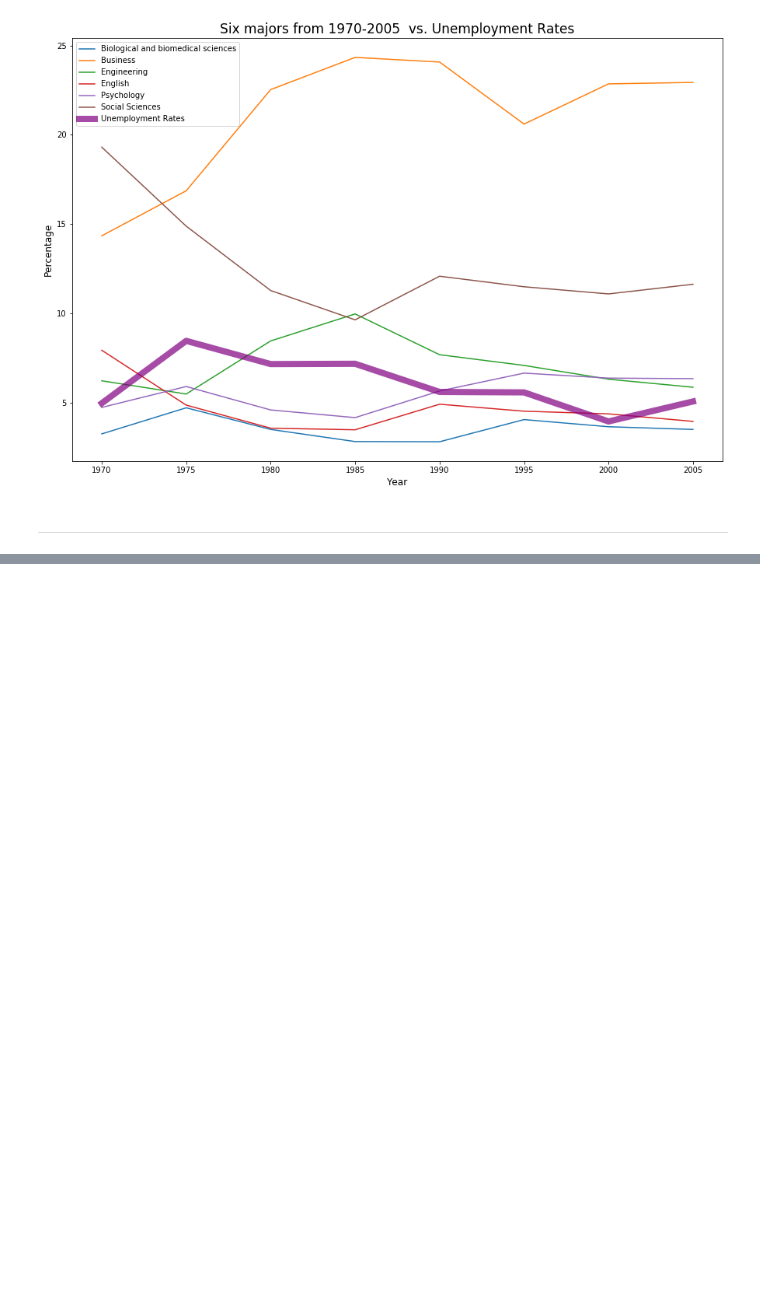
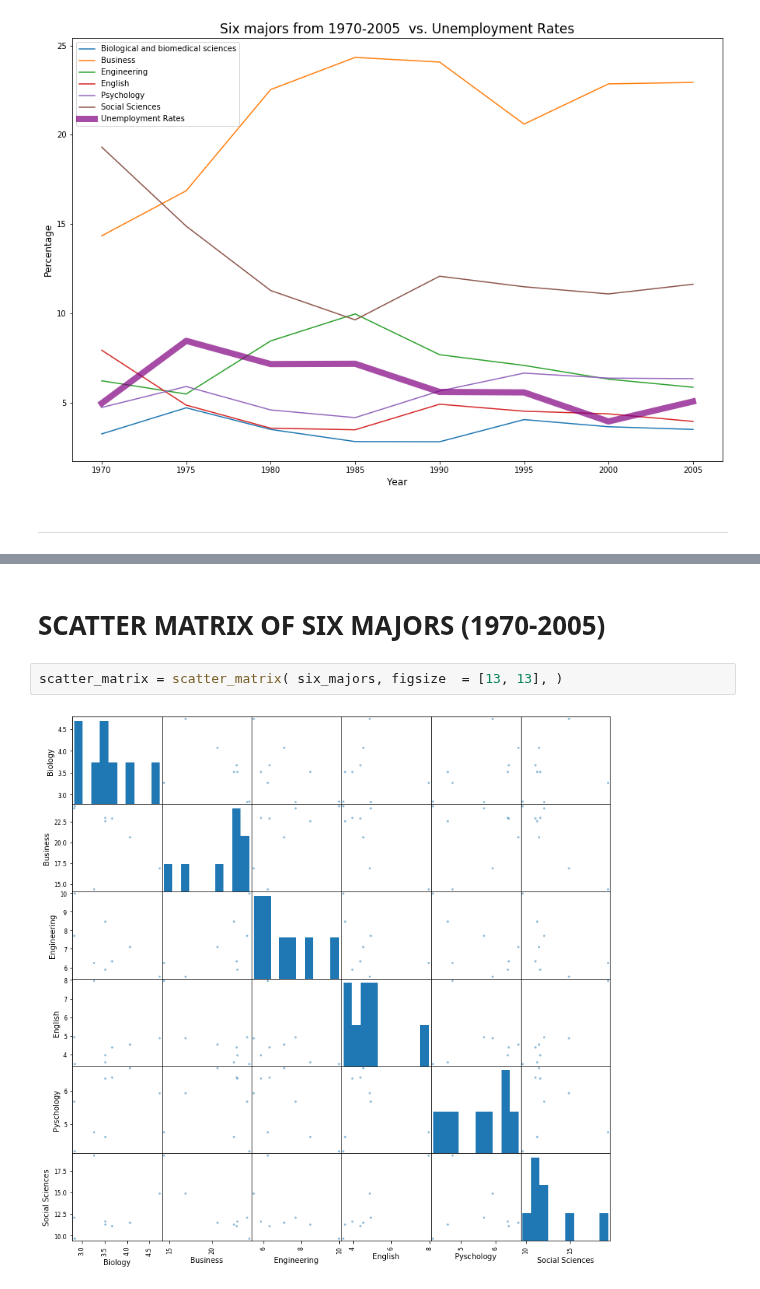
Before and after one commit to COGS108/group027, a Jupyter notebook: FinalProject.ipynb, the cells around one changed output, grey strips where cells are left out. Drawn from its saved outputs; the diff is of its cells as text; blank space fills up the shorter version.

```diff
--- a/FinalProject.ipynb
+++ b/FinalProject.ipynb
@@ -448,0 +432,6 @@ TypeError: object of type 'numpy.float64' has no len()
+# %% [markdown]
+# SCATTER MATRIX OF SIX MAJORS (1970-2005)
+# %%
+scatter_matrix = scatter_matrix( six_majors, figsize  = [13, 13], )
+# %% [output]
+[figure, added]
```
Also changed, not shown: parts of 6 cells of this notebook.
